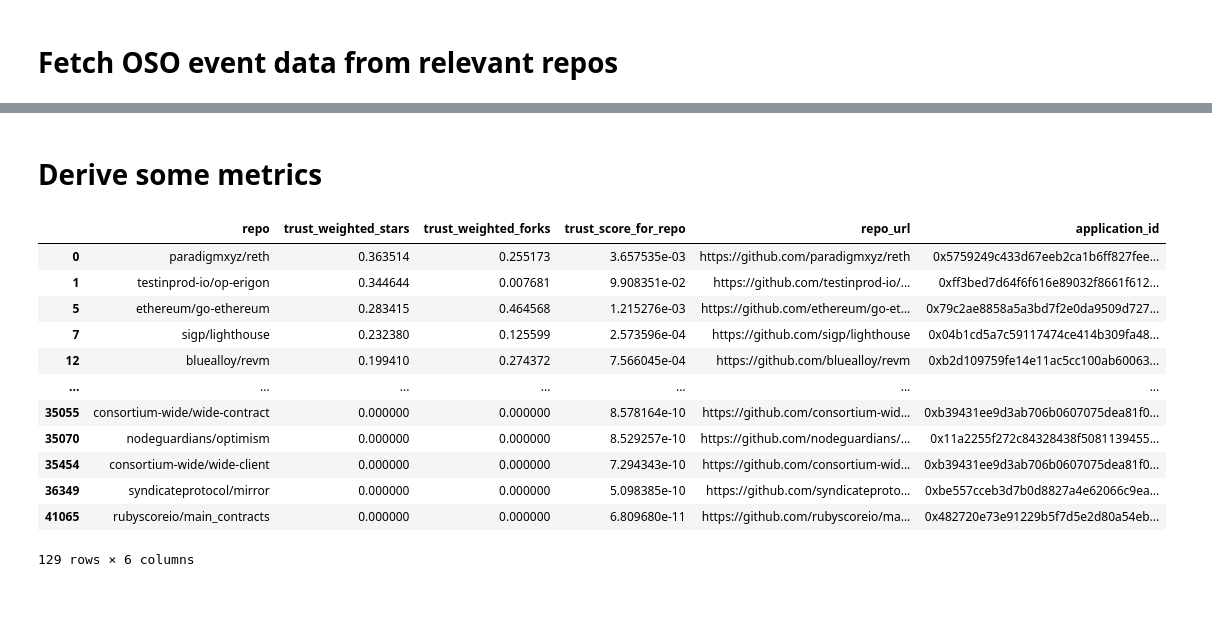
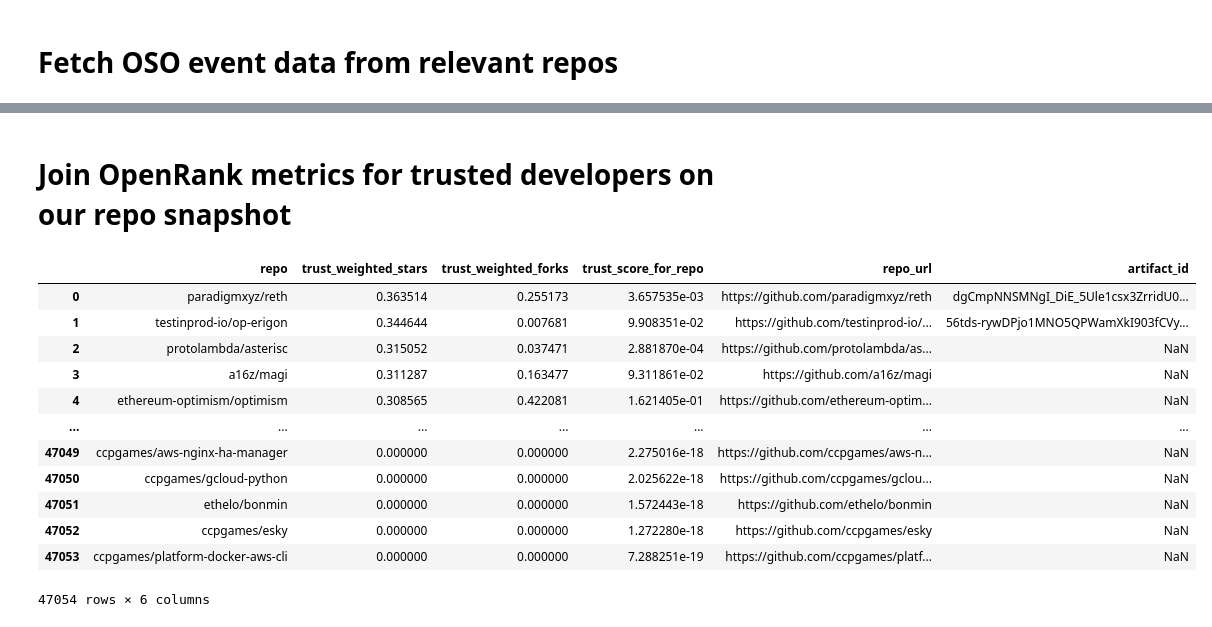
Before and after one commit to opensource-observer/insights, a Jupyter notebook: analysis/optimism/retrofunding5/RF5_GitHub_RepoMetrics.ipynb, the cells around one changed output, grey strips where cells are left out. Saved outputs shown, nothing was run; the diff lists cells and outputs as text; code cells hidden in the pictures; blank space fills up the shorter version.

```diff
--- a/analysis/optimism/retrofunding5/RF5_GitHub_RepoMetrics.ipynb
+++ b/analysis/optimism/retrofunding5/RF5_GitHub_RepoMetrics.ipynb
@@ -37,6 +47,7 @@ for app in applications:
     project_name = project.get('name')
     project_id = project.get('id')
     category_id = app['impactStatementAnswer'][0]['impactStatement']['categoryId']
+    application_id = app['impactStatementAnswer'][0]['applicationId']
 
     if repos:
         for repo in repos:
@@ -49,6 +60,7 @@ for app in applications:
             projects_data.append({
                 'project_name': project_name,
                 'project_id': project_id,
+                'application_id': application_id,
                 'category_id': category_id,
                 'repo_url': repo_url,
                 'repo_name': repo.get('name', None)
@@ -57,6 +69,7 @@ for app in applications:
         projects_data.append({
             'project_name': project_name,
             'project_id': project_id,
+            'application_id': application_id,
             'category_id': category_id,
             'repo_url': None,
             'repo_name': None
@@ -80,8 +93,13 @@ def clean_repo_url(owner_and_name):
 df_projects['repo_owner_and_name'] = df_projects['repo_url'].apply(extract_owner_and_repo)
 df_projects['clean_url'] = df_projects['repo_owner_and_name'].apply(clean_repo_url)
 
-project_name_mappings = df_projects.set_index('project_id')['project_name'].to_dict()
-project_category_mappings = df_projects.set_index('project_id')['category_id'].to_dict()
+project_name_mappings = df_projects.set_index('application_id')['project_name'].to_dict()
+project_category_mappings = df_projects.set_index('application_id')['category_id'].to_dict()
 
-df_projects
+print(f"Loaded {len(df_projects)} records\
+        \n... including {len(df_projects['clean_url'].dropna().unique())} repos\
+        \n... from {len(df_projects['application_id'])} unique applications.\n\n")
+
+repo_urls = list(df_projects['clean_url'].dropna().unique())
+df_projects.tail(1)
 # %% [output]
@@ -108,5 +113,5 @@ len(repo_urls)
 # %%
-# Get snapshot of repo metrics (taken 2024-09-16)
+# Get snapshot of repo metrics (taken 2024-09-23)
 
 repo_urls_str = "'" + "','".join(repo_urls) + "'"
 repos_query = f"""
@@ -129,6 +134,7 @@ repos_query = f"""
 """
 repos_query_result = client.query(repos_query)
 df_repos = repos_query_result.to_dataframe()
+df_repos['license_spdx_id'] =  df_repos['license_spdx_id'].replace({'NOASSERTION': 'Custom'})
 df_repos.tail(1)
 # %% [output]
 |  | artifact_id | artifact_namespace | artifact_name | artifact_url | artifact_type | is_fork | fork_count | ... |
@@ -170,12 +172,15 @@ len(sorted(valid_repo_urls))
 # %%
 repo_app_mapping = (
     df_projects[df_projects.clean_url.isin(valid_repo_urls)]
-    [['clean_url', 'project_id']]
+    [['clean_url', 'application_id', 'project_id']]
     .drop_duplicates()
-    .set_index('clean_url')['project_id']
+    .set_index('clean_url')['application_id']
     .to_dict()
 )
 df_repos['application_id'] = df_repos['artifact_url'].map(repo_app_mapping)
-df_repos['license_spdx_id'].replace({'NOASSERTION': 'Custom'}, inplace=True)
-df_repos.tail(10)
+
+artifact_app_mapping = df_repos.set_index('artifact_id')['application_id'].to_dict()
+artifact_url_mapping = df_repos.set_index('artifact_url')['artifact_id'].to_dict()
+
+df_repos.tail(1)
 # %% [output]
@@ -252,5 +235,5 @@ df_events.tail(1)
 # %% [markdown]
-# Derive some metrics
+# Join OpenRank metrics for trusted developers on our repo snapshot
 # %%
 # identify the top N users from openrank
 
@@ -260,25 +243,25 @@ top_users = users['i'].iloc[:N].to_list()
 # %%
 stars = pd.read_csv('data/openrank/devrank_20240910_star_or_scores.csv', index_col=0)
 forks = pd.read_csv('data/openrank/devrank_20240910_fork_or_scores.csv', index_col=0)
 repo_score = pd.read_csv('data/openrank/devrank_20240910_repo_scores.csv', index_col=0)
 
 open_rank_metrics = pd.concat([stars, forks, repo_score], axis=1).reset_index().fillna(0)
 open_rank_metrics.columns = ['repo', 'trust_weighted_stars', 'trust_weighted_forks', 'trust_score_for_repo']
 open_rank_metrics['repo_url'] = open_rank_metrics['repo'].apply(lambda x: f"https://github.com/{x.lower()}")
-open_rank_metrics['application_id'] = open_rank_metrics['repo_url'].map(repo_app_mapping)
-open_rank_metrics = open_rank_metrics[open_rank_metrics['application_id'].isna() == False]
+open_rank_metrics['artifact_id'] = open_rank_metrics['repo_url'].map(artifact_url_mapping)
+
 open_rank_metrics
 # %% [output]
-|  | repo | trust_weighted_stars | trust_weighted_forks | trust_score_for_repo | repo_url | application_id |
-| 0 | paradigmxyz/reth | 0.363514 | 0.255173 | 3.657535e-03 | https://github.com/paradigmxyz/reth | 0x5759249c433d67eeb2ca1b6ff827fee... |
-| 1 | testinprod-io/op-erigon | 0.344644 | 0.007681 | 9.908351e-02 | https://github.com/testinprod-io/... | 0xff3bed7d64f6f616e89032f8661f612... |
-| 5 | ethereum/go-ethereum | 0.283415 | 0.464568 | 1.215276e-03 | https://github.com/ethereum/go-et... | 0x79c2ae8858a5a3bd7f2e0da9509d727... |
-| 7 | sigp/lighthouse | 0.232380 | 0.125599 | 2.573596e-04 | https://github.com/sigp/lighthouse | 0x04b1cd5a7c59117474ce414b309fa48... |
-| 12 | bluealloy/revm | 0.199410 | 0.274372 | 7.566045e-04 | https://github.com/bluealloy/revm | 0xb2d109759fe14e11ac5cc100ab60063... |
+|  | repo | trust_weighted_stars | trust_weighted_forks | trust_score_for_repo | repo_url | artifact_id |
+| 0 | paradigmxyz/reth | 0.363514 | 0.255173 | 3.657535e-03 | https://github.com/paradigmxyz/reth | dgCmpNNSMNgI_DiE_5Ule1csx3ZrridU0... |
+| 1 | testinprod-io/op-erigon | 0.344644 | 0.007681 | 9.908351e-02 | https://github.com/testinprod-io/... | 56tds-rywDPjo1MNO5QPWamXkI903fCVy... |
+| 2 | protolambda/asterisc | 0.315052 | 0.037471 | 2.881870e-04 | https://github.com/protolambda/as... | NaN |
+| 3 | a16z/magi | 0.311287 | 0.163477 | 9.311861e-02 | https://github.com/a16z/magi | NaN |
+| 4 | ethereum-optimism/optimism | 0.308565 | 0.422081 | 1.621405e-01 | https://github.com/ethereum-optim... | NaN |
 | ... | ... | ... | ... | ... | ... | ... |
-| 35055 | consortium-wide/wide-contract | 0.000000 | 0.000000 | 8.578164e-10 | https://github.com/consortium-wid... | 0xb39431ee9d3ab706b0607075dea81f0... |
-| 35070 | nodeguardians/optimism | 0.000000 | 0.000000 | 8.529257e-10 | https://github.com/nodeguardians/... | 0x11a2255f272c84328438f5081139455... |
-| 35454 | consortium-wide/wide-client | 0.000000 | 0.000000 | 7.294343e-10 | https://github.com/consortium-wid... | 0xb39431ee9d3ab706b0607075dea81f0... |
-| 36349 | syndicateprotocol/mirror | 0.000000 | 0.000000 | 5.098385e-10 | https://github.com/syndicateproto... | 0xbe557cceb3d7b0d8827a4e62066c9ea... |
-| 41065 | rubyscoreio/main_contracts | 0.000000 | 0.000000 | 6.809680e-11 | https://github.com/rubyscoreio/ma... | 0x482720e73e91229b5f7d5e2d80a54eb... |
+| 47049 | ccpgames/aws-nginx-ha-manager | 0.000000 | 0.000000 | 2.275016e-18 | https://github.com/ccpgames/aws-n... | NaN |
+| 47050 | ccpgames/gcloud-python | 0.000000 | 0.000000 | 2.025622e-18 | https://github.com/ccpgames/gclou... | NaN |
+| 47051 | ethelo/bonmin | 0.000000 | 0.000000 | 1.572443e-18 | https://github.com/ethelo/bonmin | NaN |
+| 47052 | ccpgames/esky | 0.000000 | 0.000000 | 1.272280e-18 | https://github.com/ccpgames/esky | NaN |
+| 47053 | ccpgames/platform-docker-aws-cli | 0.000000 | 0.000000 | 7.288251e-19 | https://github.com/ccpgames/platf... | NaN |
-129 rows × 6 columns
+47054 rows × 6 columns
```
Also changed, not shown: parts of 20 cells of this notebook, 1 other file.
